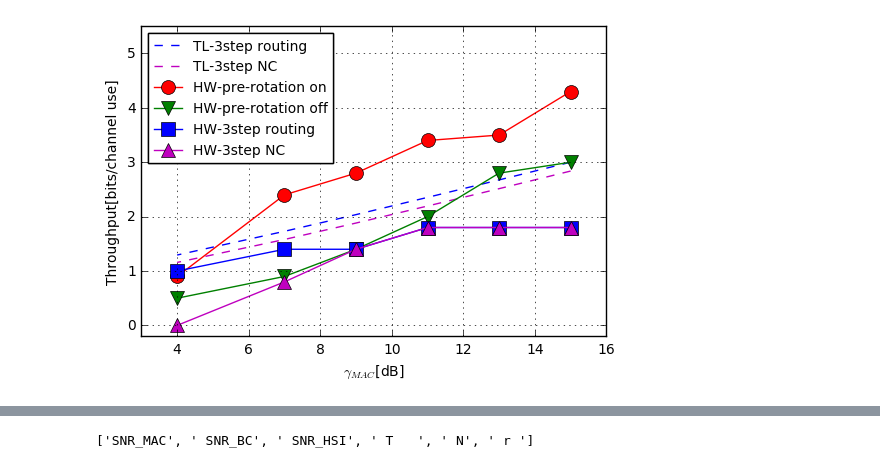
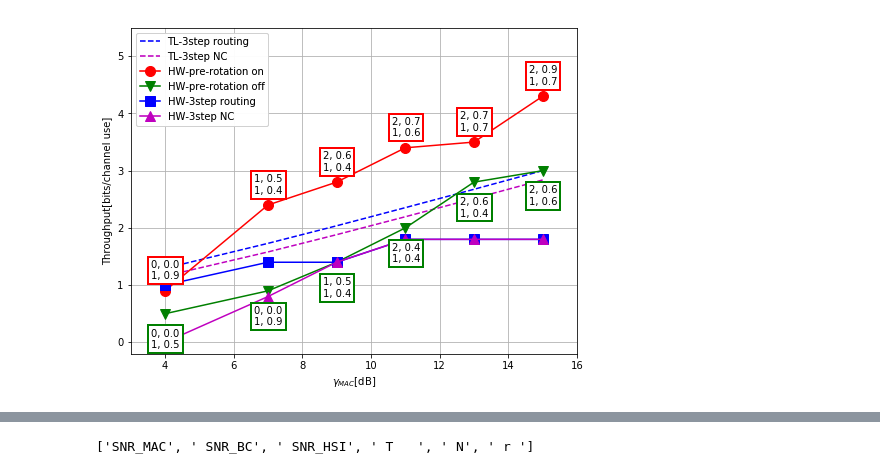
Before and after one commit to ProchazkaPavel/EURASIP_2017, a Jupyter notebook: results/Throughput_plotter.ipynb, the cells around one changed output, grey strips where cells are left out. Drawn from its saved outputs; the diff is of its cells as text; code cells hidden in the pictures.

```diff
--- a/results/Throughput_plotter.ipynb
+++ b/results/Throughput_plotter.ipynb
@@ -74,0 +90,16 @@ plt.show()
+# %%
+df = pd.read_csv(la[2],header=1,sep='[ \t]*,[ \t]*', engine='python')
+df.keys()
+interest = ['SNR_MAC', 'T', 'rb', 'rs', 'Nb', 'Ns']
+if all(i in df.keys() for i in interest):
+    for (gm, t, rb, rs, Nb, Ns) in zip(*[df[i].values for i in interest]):
+        print(r"plt.text(%.1f, %.1f, '%d, %.1f\n%d, %.1f', bbox={'facecolor':'white','edgecolor':'red','linewidth':2, 'pad':3})"%(gm-0.4, t+0.2, Nb, rb, Ns, rs))
+
+
+df = pd.read_csv(la[3],header=1,sep='[ \t]*,[ \t]*', engine='python')
+df.keys()
+interest = ['SNR_MAC', 'T', 'rb', 'rs', 'Nb', 'Ns']
+if all(i in df.keys() for i in interest):
+    for (gm, t, rb, rs, Nb, Ns) in zip(*[df[i].values for i in interest]):
+        #print("plt.annotate('[%.1f, %.1f, %d, %d]', xy=(%.1f, %.1f), xytext=(%.1f, %.1f),arrowprops=dict(facecolor='black', shrink=0.05))"%(rb, rs, Nb, Ns, gm, t, gm-1.3,t+0.9))
+        print(r"plt.text(%.1f, %.1f, '%d, %.1f\n%d, %.1f', bbox={'facecolor':'white','edgecolor':'green','linewidth':2, 'pad':3})"%(gm-0.4, t-0.6, Nb, rb, Ns, rs))
@@ -80,7 +124,7 @@ marks = ['b--', 'm--', 'r-o', 'g-v', 'b-s', 'm-^']
 marks_size = [10,10,10,10,10,10]
 #marks = ['g-s', 'r-s', 'r-.v', 'r--', 'b-s', 'b-.v', 'b--','m-s','m-.v','m--','k-']
 #marks_size = [7,7,12,12,9,12,12,7,12,12,7]
-plt.figure(figsize=(6,4))
+plt.figure(figsize=(8,6))
 
 labs = ['TL-3step routing', 'TL-3step NC',
         'HW-pre-rotation on', 'HW-pre-rotation off', 'HW-3step routing',
@@ -89,32 +133,45 @@ for j in range(len(lb)):
     lab = lb[j]
     df = pd.read_csv(lab,header=1,sep=',')
     #print df
     ll = list(df.columns.values)
     #print ll
     plt.plot([i for i in df[ll[0]]], [i for i in df[ll[3]]],marks[j], ms=marks_size[j], label = labs[j])
 leg1 = plt.legend(numpoints=1, loc = 2, ncol=1, fontsize=10)
 plt.gca().add_artist(leg1)
 pp = []
 for j in range(len(lb),len(lb)):
     lab = lb[j]
     df = pd.read_csv(lab,header=1,sep=',')
     #print df
     ll = list(df.columns.values)
     #print ll
     pp.append(plt.plot([i for i in df[ll[0]]], [i for i in df[ll[3]]],marks[j], ms=marks_size[j], label = labs[j])[0])
 #plt.legend(numpoints=1, loc = 2, ncol=2, handles=pp)
 
+plt.text(14.6, 4.5, '2, 0.9\n1, 0.7', bbox={'facecolor':'white','edgecolor':'red','linewidth':2, 'pad':3})
+plt.text(12.6, 3.7, '2, 0.7\n1, 0.7', bbox={'facecolor':'white','edgecolor':'red','linewidth':2, 'pad':3})
+plt.text(10.6, 3.6, '2, 0.7\n1, 0.6', bbox={'facecolor':'white','edgecolor':'red','linewidth':2, 'pad':3})
+plt.text(8.6, 3.0, '2, 0.6\n1, 0.4', bbox={'facecolor':'white','edgecolor':'red','linewidth':2, 'pad':3})
+plt.text(6.6, 2.6, '1, 0.5\n1, 0.4', bbox={'facecolor':'white','edgecolor':'red','linewidth':2, 'pad':3})
+plt.text(3.6, 1.1, '0, 0.0\n1, 0.9', bbox={'facecolor':'white','edgecolor':'red','linewidth':2, 'pad':3})
+plt.text(14.6, 2.4, '2, 0.6\n1, 0.6', bbox={'facecolor':'white','edgecolor':'green','linewidth':2, 'pad':3})
+plt.text(12.6, 2.2, '2, 0.6\n1, 0.4', bbox={'facecolor':'white','edgecolor':'green','linewidth':2, 'pad':3})
+plt.text(10.6, 1.4, '2, 0.4\n1, 0.4', bbox={'facecolor':'white','edgecolor':'green','linewidth':2, 'pad':3})
+plt.text(8.6, 0.8, '1, 0.5\n1, 0.4', bbox={'facecolor':'white','edgecolor':'green','linewidth':2, 'pad':3})
+plt.text(6.6, 0.3, '0, 0.0\n1, 0.9', bbox={'facecolor':'white','edgecolor':'green','linewidth':2, 'pad':3})
+plt.text(3.6, -0.1, '0, 0.0\n1, 0.5', bbox={'facecolor':'white','edgecolor':'green','linewidth':2, 'pad':3})
+
 
 plt.ylim([-0.2, 5.5])
 plt.xlim([3, 16])
 
 
 #plt.title('$\gamma_{MAC}$, $\gamma_{BC}=\gamma_{MAC}+5$, $\gamma_{HSI}=\gamma_{MAC}-1$')
 plt.xlabel('$\gamma_{MAC}$[dB]')
 plt.ylabel('Throughput[bits/channel use]')
 plt.grid()
 plt.savefig('scheme_b.eps')
 plt.show()
 # %% [output]
-[figure, old version]
+[figure, new version]
 # %%
```
Also changed, not shown: parts of 5 cells of this notebook, 8 other files.
